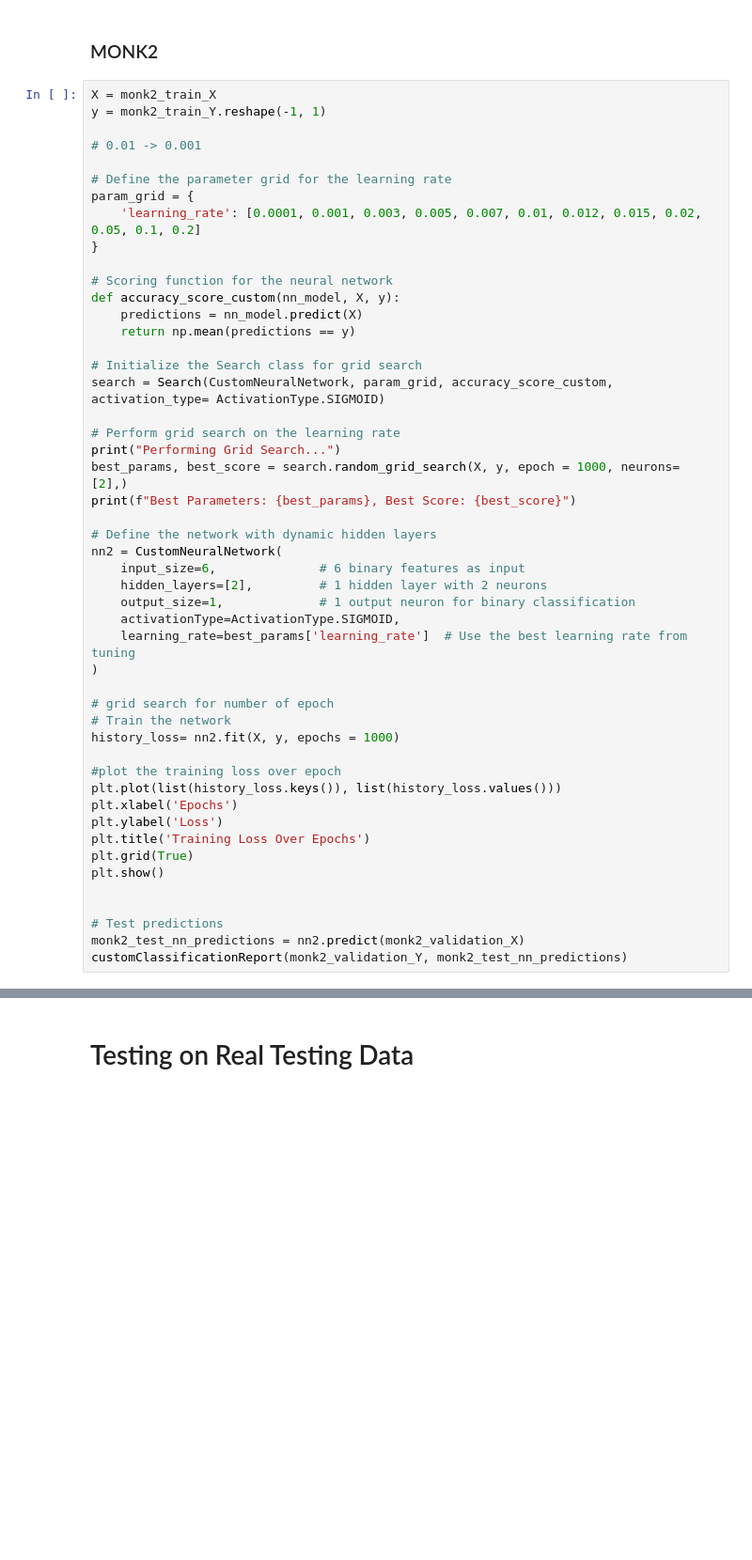
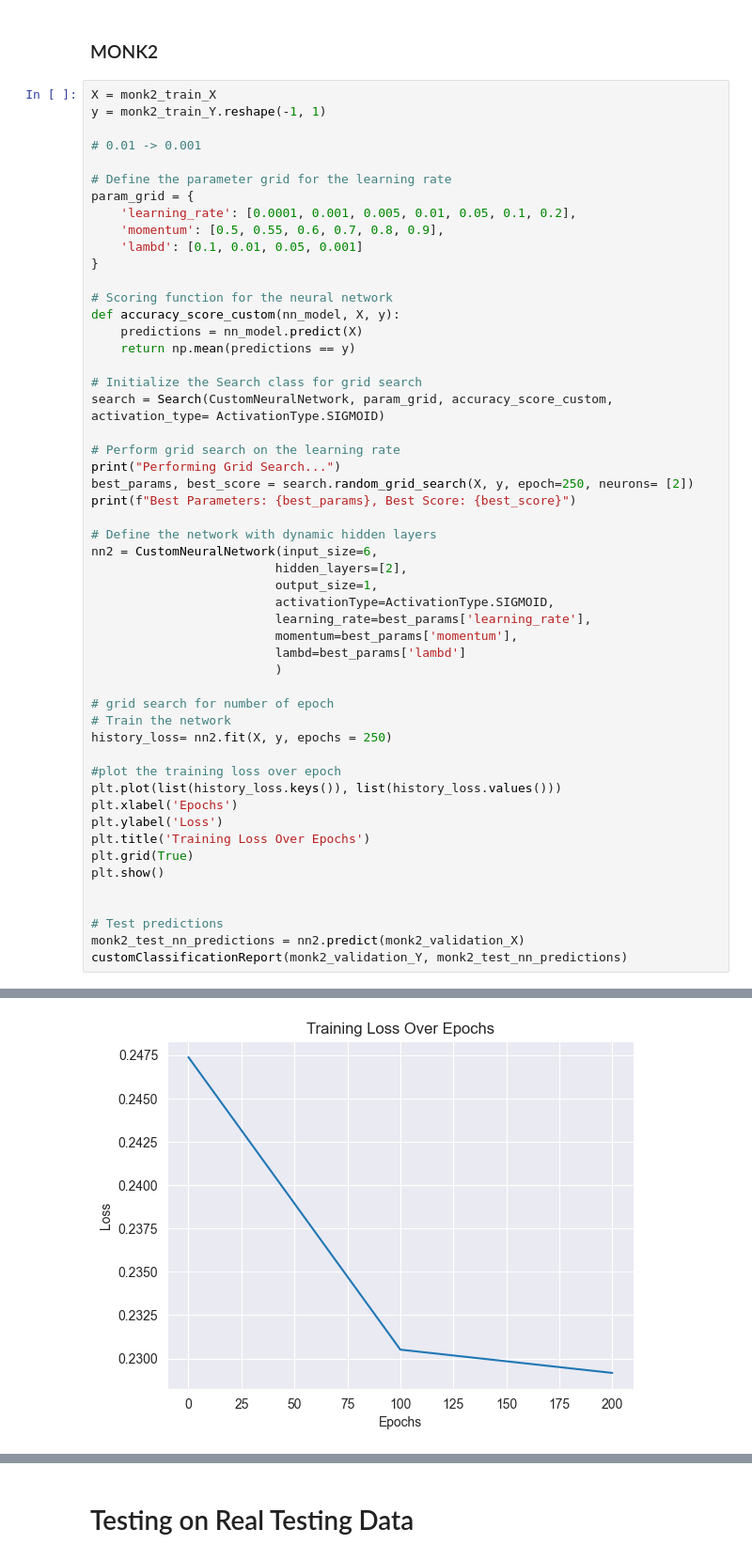
Before and after one commit to mary-alrayes/ml_project, a Jupyter notebook: ml_project.ipynb, the cells around one changed output, grey strips where cells are left out. Shown at 94% size. Saved outputs shown, nothing was run; the diff lists cells and outputs as text; blank space fills up the shorter version.

```diff
--- a/ml_project.ipynb
+++ b/ml_project.ipynb
@@ -1215,7 +1242,9 @@ y = monk2_train_Y.reshape(-1, 1)
 
 # Define the parameter grid for the learning rate
 param_grid = {
-    'learning_rate': [0.0001, 0.001, 0.003, 0.005, 0.007, 0.01, 0.012, 0.015, 0.02, 0.05, 0.1, 0.2]
+    'learning_rate': [0.0001, 0.001, 0.005, 0.01, 0.05, 0.1, 0.2],
+    'momentum': [0.5, 0.55, 0.6, 0.7, 0.8, 0.9],
+    'lambd': [0.1, 0.01, 0.05, 0.001]
 }
 
 # Scoring function for the neural network
@@ -1228,21 +1257,22 @@ search = Search(CustomNeuralNetwork, param_grid, accuracy_score_custom, activati
 
 # Perform grid search on the learning rate
 print("Performing Grid Search...")
-best_params, best_score = search.random_grid_search(X, y, epoch = 1000, neurons= [2],)
+best_params, best_score = search.random_grid_search(X, y, epoch=250, neurons= [2])
 print(f"Best Parameters: {best_params}, Best Score: {best_score}")
 
 # Define the network with dynamic hidden layers
-nn2 = CustomNeuralNetwork(
-    input_size=6,              # 6 binary features as input
-    hidden_layers=[2],         # 1 hidden layer with 2 neurons
-    output_size=1,             # 1 output neuron for binary classification
-    activationType=ActivationType.SIGMOID,
-    learning_rate=best_params['learning_rate']  # Use the best learning rate from tuning
-)
+nn2 = CustomNeuralNetwork(input_size=6,
+                         hidden_layers=[2],
+                         output_size=1,
+                         activationType=ActivationType.SIGMOID,
+                         learning_rate=best_params['learning_rate'],
+                         momentum=best_params['momentum'],
+                         lambd=best_params['lambd']
+                         )
 
 # grid search for number of epoch
 # Train the network
-history_loss= nn2.fit(X, y, epochs = 1000)
+history_loss= nn2.fit(X, y, epochs = 250)
 
 #plot the training loss over epoch
 plt.plot(list(history_loss.keys()), list(history_loss.values()))
@@ -1256,3 +1286,4 @@ plt.show()
 # Test predictions
 monk2_test_nn_predictions = nn2.predict(monk2_validation_X)
 customClassificationReport(monk2_validation_Y, monk2_test_nn_predictions)
+# %% [output]
@@ -1258,0 +1307 @@ customClassificationReport(monk2_validation_Y, monk2_test_nn_predictions)
+[figure, added]
```
Also changed, not shown: parts of 26 cells of this notebook.
